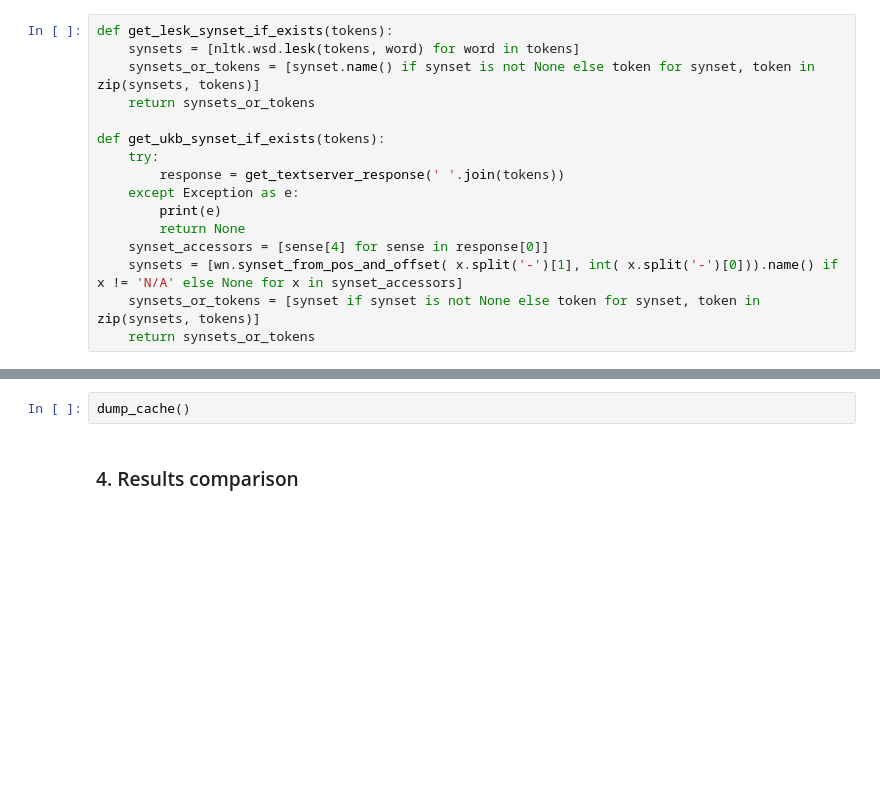
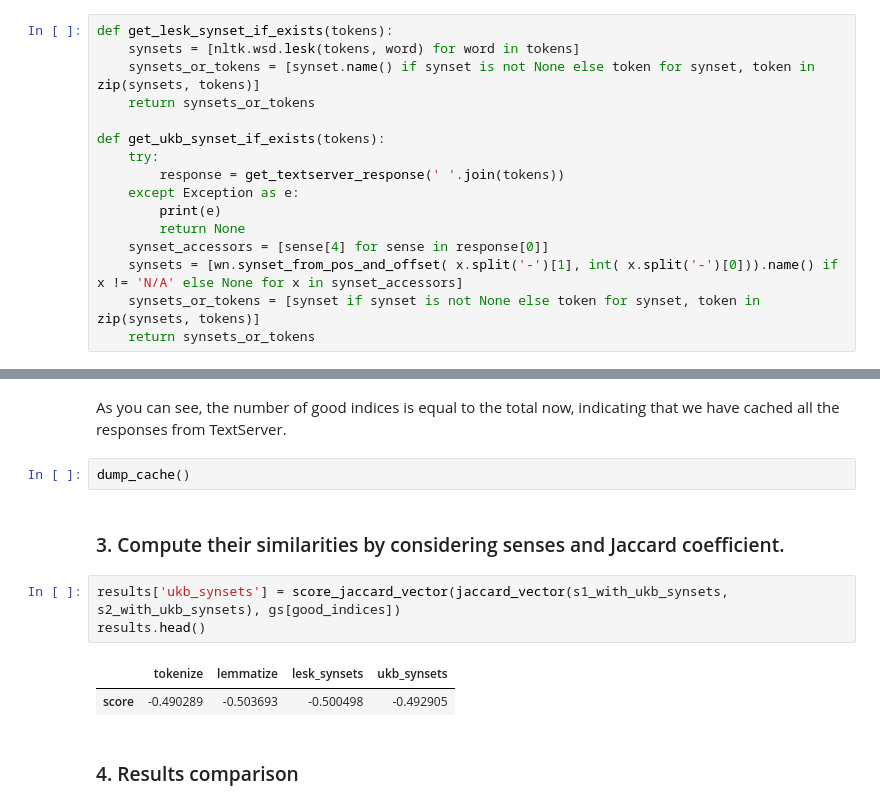
Before and after one commit to ZachParent/mai-intro-to-human-language-technologies, a Jupyter notebook: lab6/lab6.ipynb, the cells around one changed output, grey strips where cells are left out. Drawn from its saved outputs; the diff is of its cells as text; blank space fills up the shorter version.

```diff
--- a/lab6/lab6.ipynb
+++ b/lab6/lab6.ipynb
@@ -244,5 +218,15 @@ s2_with_ukb_synsets: 459
+# %% [markdown]
+As you can see, the number of good indices is equal to the total now, indicating that we have cached all the responses from TextServer.
 # %%
 dump_cache()
+# %% [markdown]
+### 3. Compute their similarities by considering senses and Jaccard coefficient.
+# %%
+results['ukb_synsets'] = score_jaccard_vector(jaccard_vector(s1_with_ukb_synsets, s2_with_ukb_synsets), gs[good_indices])
+results.head()
+# %% [output]
+|  | tokenize | lemmatize | lesk_synsets | ukb_synsets |
+| score | -0.490289 | -0.503693 | -0.500498 | -0.492905 |
 # %% [markdown]
 ### 4. Results comparison
 # %%
```
Also changed, not shown: parts of 9 cells of this notebook.
